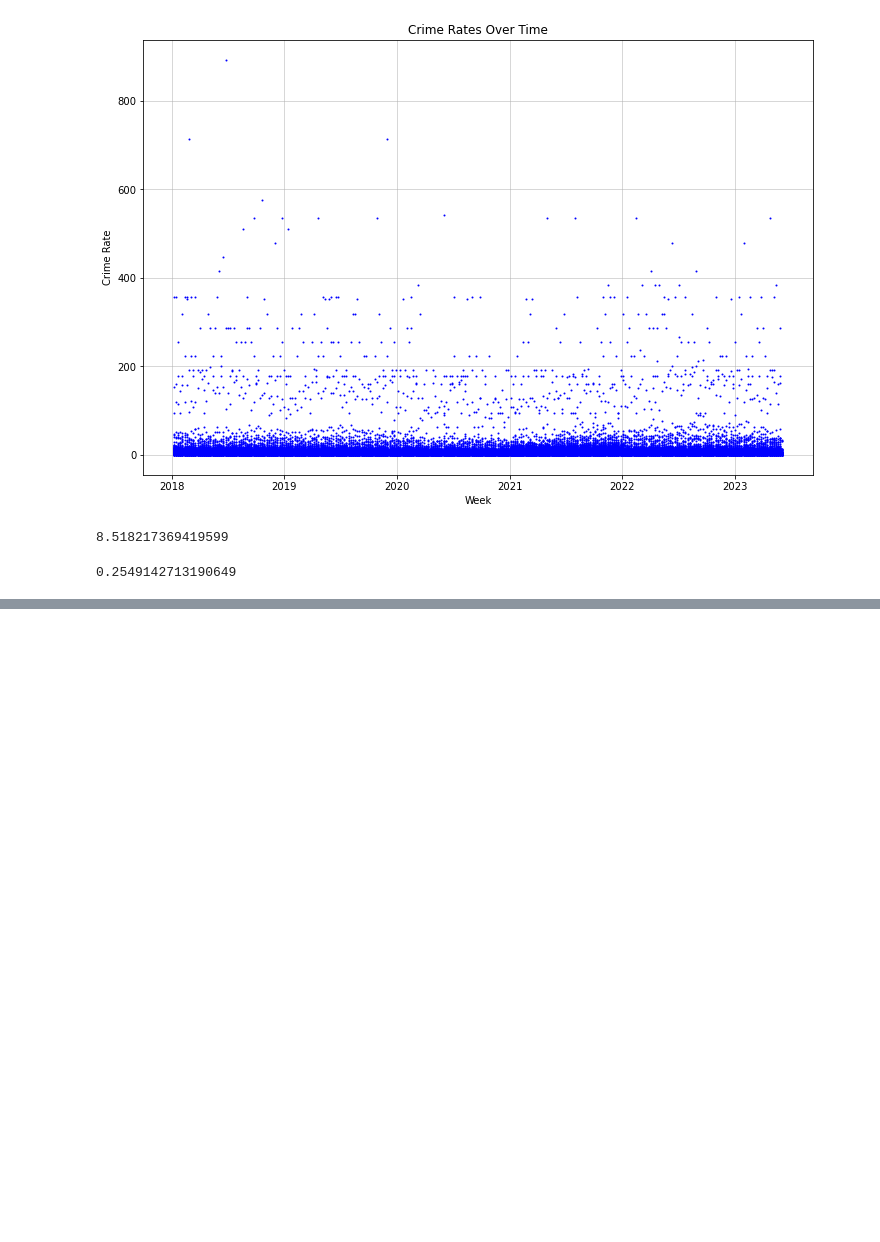
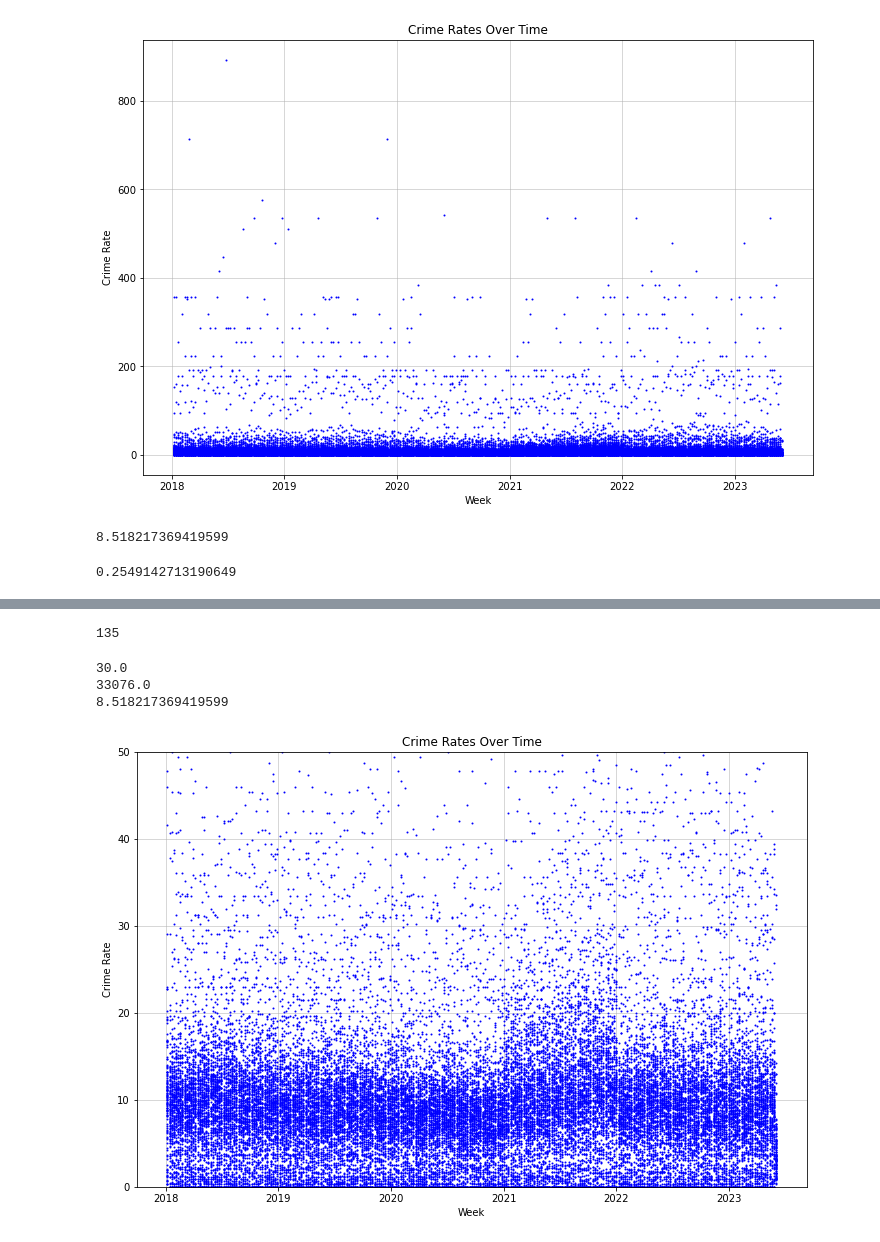
Before and after one commit to bail-reform/NYC, a Jupyter notebook: LA_Data_Aggregation.ipynb, the cells around one changed output, grey strips where cells are left out. Cells and saved outputs as stored; diff of their text form; code cells hidden in the pictures; blank space fills up the shorter version.

Commit message:
la crime rate and plots

```diff
--- a/LA_Data_Aggregation.ipynb
+++ b/LA_Data_Aggregation.ipynb
@@ -393,0 +388,6 @@ merged_df.head(4)
+# %%
+import pandas as pd
+
+file_path = '/Users/yujinlee/Google_Drive/NYU/Fall_2023/Capstone/CrimeData'
+
+merged_df = pd.read_csv(file_path + '/la_weekly_data_rate.csv')
@@ -393,0 +420,37 @@ merged_df.head(4)
+# %%
+merged_df['ZCTA5CE10'].nunique()
+# %% [output]
+135
+# %%
+print(merged_df['total_count'].median())
+print(merged_df['total_population'].median())
+print(merged_df['crime_rate'].median())
+# %% [output]
+30.0
+33076.0
+8.518217369419599
+# %%
+merged_df['week'] = pd.to_datetime(merged_df['week'])
+# %%
+df_plot = merged_df
+# %%
+df_plot.set_index('week', inplace=True)
+# %%
+import numpy as np
+from sklearn.linear_model import LinearRegression
+import matplotlib.pyplot as plt
+
+
+# Plotting
+plt.figure(figsize=(12, 8))
+plt.plot(df_plot.index, df_plot['crime_rate'], marker='o', linestyle='None', color='b', markersize=1)
+
+plt.ylim(0, 50)
+
+plt.title('Crime Rates Over Time')
+plt.xlabel('Week')
+plt.ylabel('Crime Rate')
+plt.grid(True, linewidth=0.5)
+plt.show()
+# %% [output]
+[figure, added]
```
Also changed, not shown: parts of 6 cells of this notebook.
